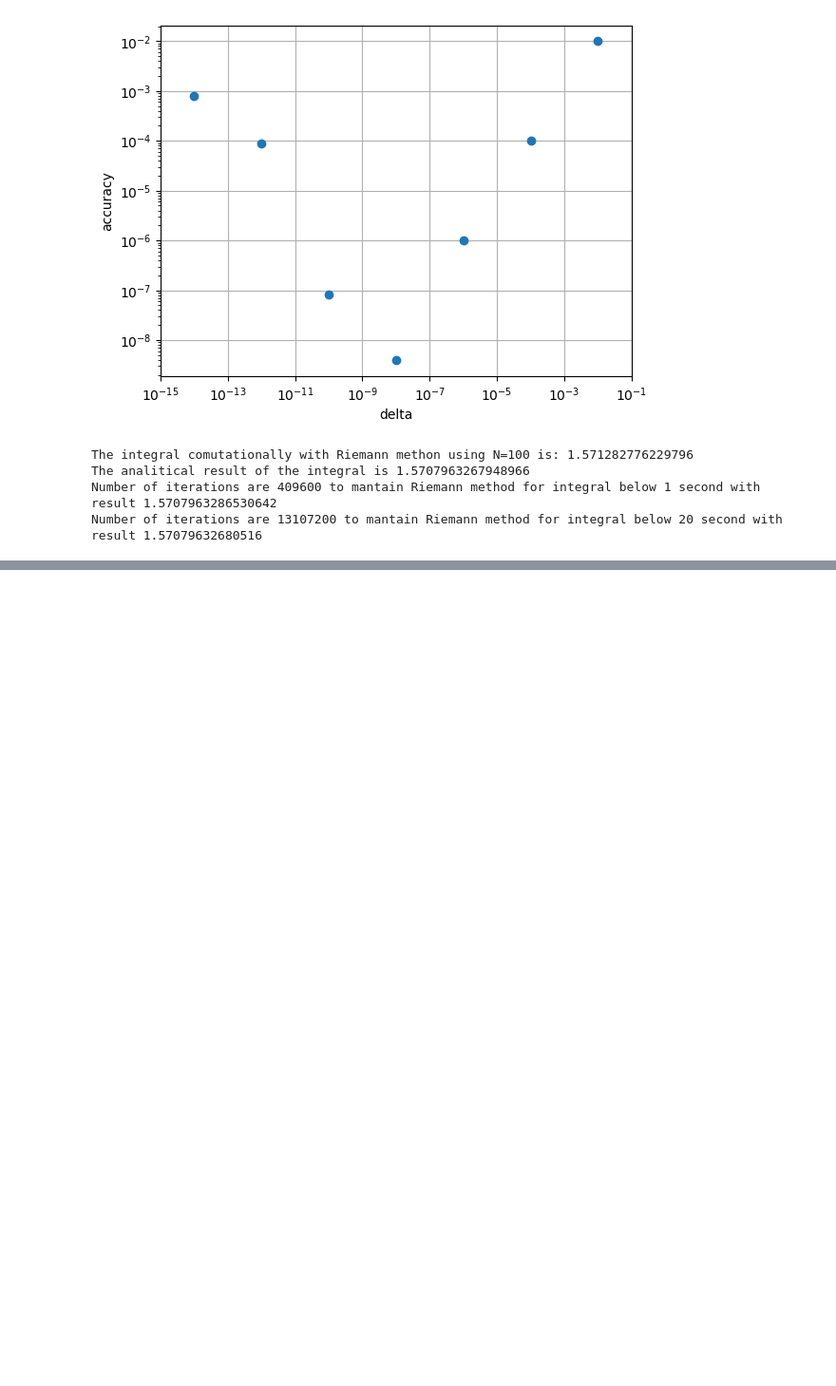
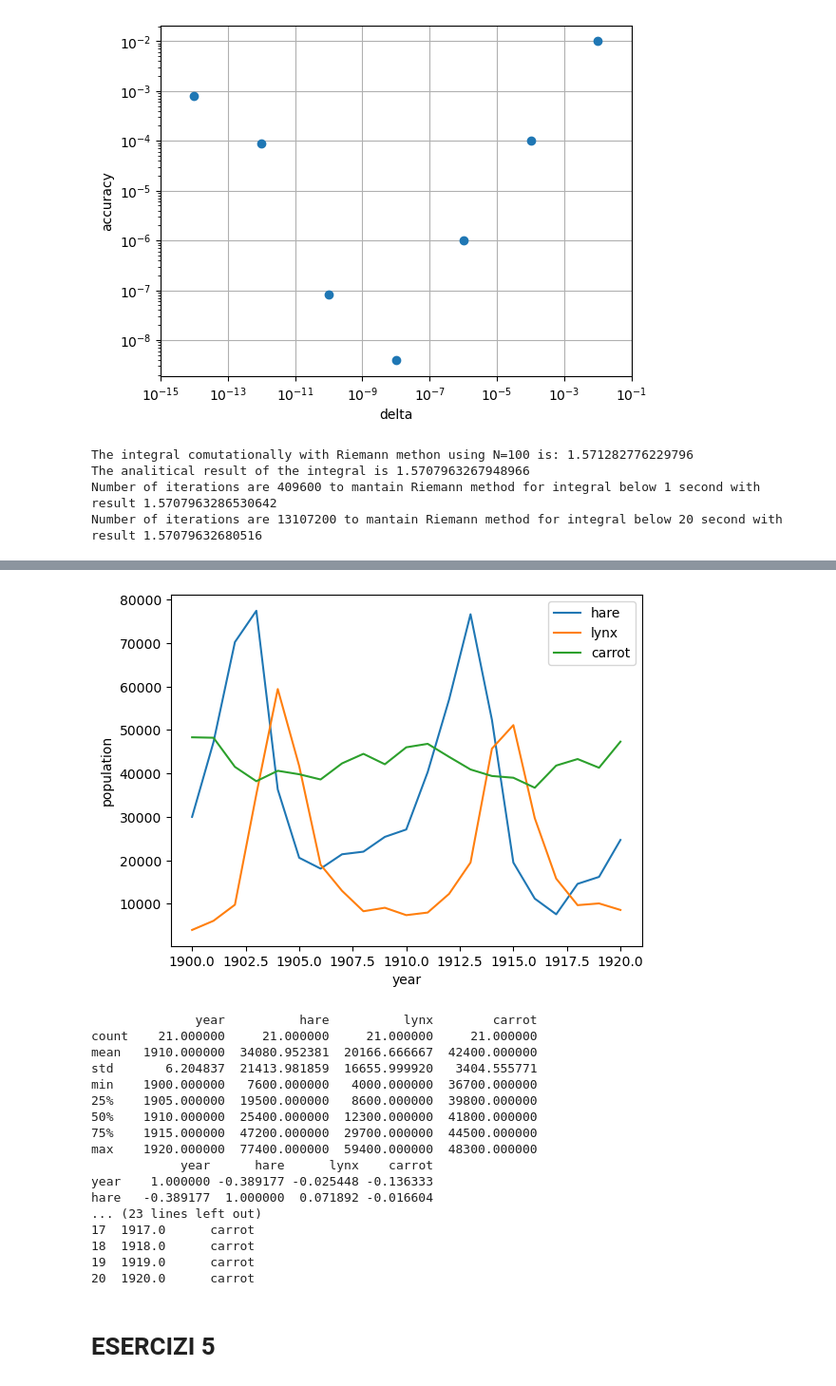
Before and after one commit to boscolomarco/LaboratoryOfComputationalPhysics_Y7, a Jupyter notebook: SIMULAZIONE_ESAME.ipynb, the cells around one changed output, grey strips where cells are left out. Shown: that part at 95% size. Saved outputs shown, nothing was run; the diff lists cells and outputs as text; code cells hidden in the pictures; blank space fills up the shorter version.

```diff
--- a/SIMULAZIONE_ESAME.ipynb
+++ b/SIMULAZIONE_ESAME.ipynb
@@ -176,0 +853,54 @@ Number of iterations are 13107200 to mantain Riemann method for integral below 2
+# %%
+#4.9
+#! wget https://www.dropbox.com/s/3vigxoqayo389uc/populations.txt
+#! cat populations.txt
+import numpy as np
+import matplotlib.pyplot as plt
+import pandas as pd
+data=np.loadtxt('populations.txt')
+df=pd.DataFrame(data)
+species=np.array(['year','hare','lynx','carrot'])
+df.columns=species
+year, hares, lynxes, carrots = data.T
+'''
+year=df['year']
+hare=df['hare']
+lynx=df['lynx']
+carrot=df['carrot']
+'''
+for i in species:
+    if i != 'year': plt.plot(year,df[i],label=i)
+plt.xlabel('year')
+plt.ylabel('population')
+plt.legend()
+plt.show()
+
+print(df.describe())
+print(df.corr())
+
+print('\n')
+print('Species with the major population for each year')
+index_max=np.argmax(data[:,1:],axis=1) #skip coulum year
+df_max = pd.DataFrame({'year':year,'max species':species[1+index_max]})
+print(df_max)
+# %% [output]
+[figure, added]
+              year          hare          lynx        carrot
+count    21.000000     21.000000     21.000000     21.000000
+mean   1910.000000  34080.952381  20166.666667  42400.000000
+std       6.204837  21413.981859  16655.999920   3404.555771
+min    1900.000000   7600.000000   4000.000000  36700.000000
+25%    1905.000000  19500.000000   8600.000000  39800.000000
+50%    1910.000000  25400.000000  12300.000000  41800.000000
+75%    1915.000000  47200.000000  29700.000000  44500.000000
+max    1920.000000  77400.000000  59400.000000  48300.000000
+            year      hare      lynx    carrot
+year    1.000000 -0.389177 -0.025448 -0.136333
+hare   -0.389177  1.000000  0.071892 -0.016604
+... (23 lines left out)
+17  1917.0      carrot
+18  1918.0      carrot
+19  1919.0      carrot
+20  1920.0      carrot
+# %% [markdown]
+# ESERCIZI 5
```
Also changed, not shown: parts of 36 cells of this notebook.
